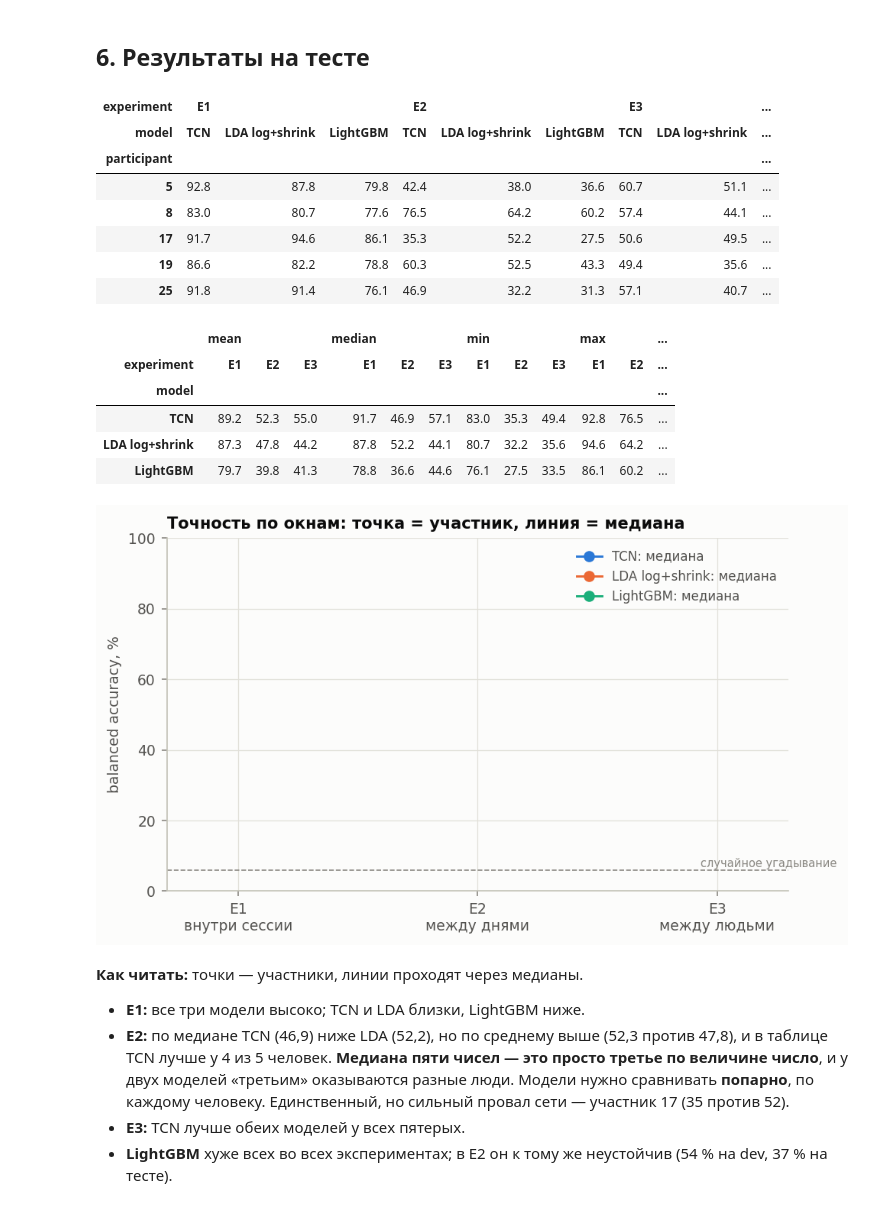
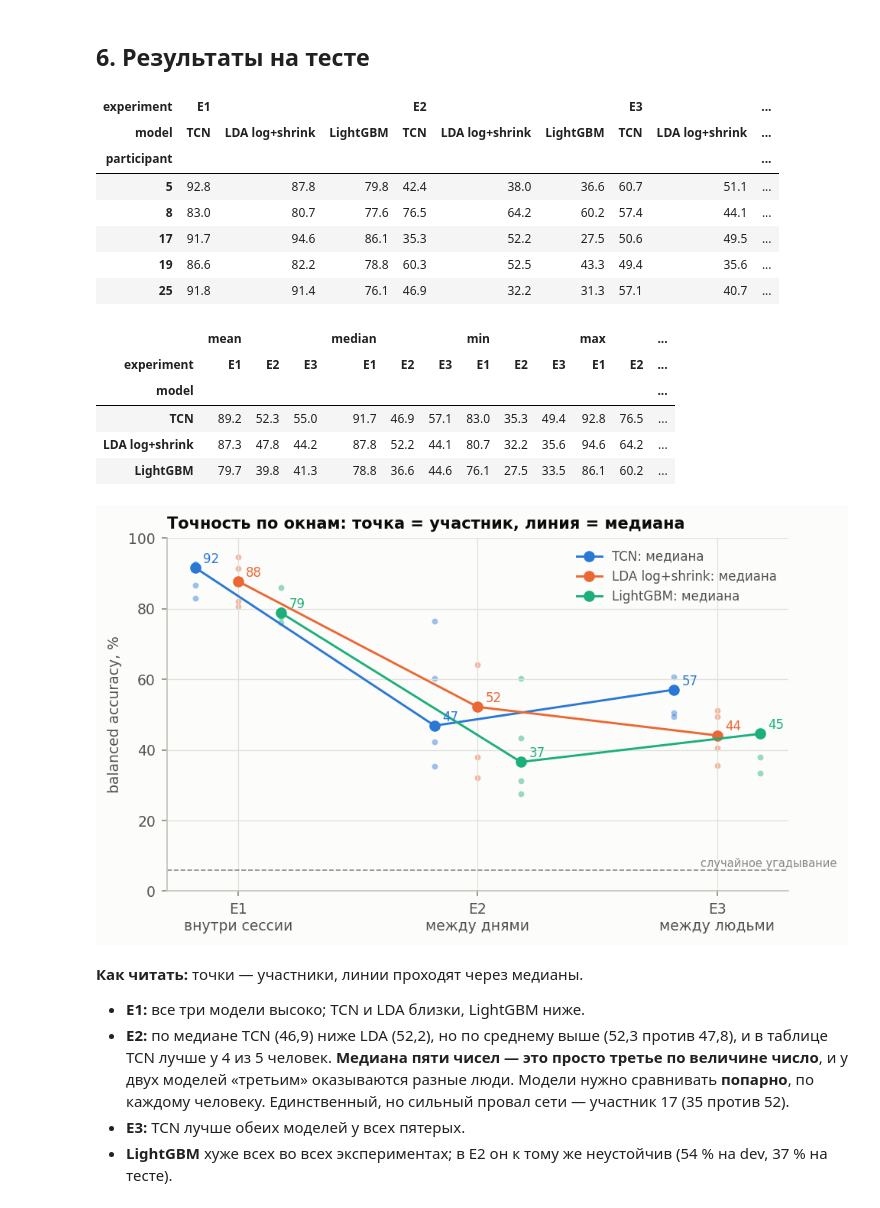
Before and after one commit to iliakabanov/EMG_Gestures, a Jupyter notebook: notebooks/04_tcn.ipynb, the cells around one changed output. Cells and saved outputs as stored; diff of their text form; code cells hidden in the pictures.

```diff
--- a/notebooks/04_tcn.ipynb
+++ b/notebooks/04_tcn.ipynb
@@ -259,35 +259,36 @@ E3: эпоха 36, сглаженная медиана 45.6 %
 # %%
 names = {"tcn": "TCN", "lda_log_shrink": "LDA log+shrink", "lgbm": "LightGBM"}
 rows = []
 for e in ["e1", "e2", "e3"]:
     for f in [f"tcn_test_{e}", f"baseline_test_{e}"]:
         rows += load(f)["per_participant"]
 test = pd.DataFrame(rows)
 test["bal_acc"] *= 100
 test["model"] = pd.Categorical(test.model.map(names), categories=list(names.values()), ordered=True)
 test = test.sort_values("model")
 
 display(test.pivot_table(index="participant", columns=["experiment", "model"], values="bal_acc",
                          observed=True).round(1))
 display(test.groupby(["model", "experiment"], observed=True).bal_acc.agg(["mean", "median", "min", "max"])
         .round(1).unstack("experiment"))
-display(Image(evaluate.plot_e1_e4(test.assign(model=test.model.astype(str)), "test_all", stage="04")))
+display(Image(evaluate.plot_e1_e4(test.assign(model=test.model.astype(str), bal_acc=test.bal_acc / 100),  # the plot takes fractions
+                                    "test_all", stage="04")))
 # %% [output]
 | experiment | E1 |  |  | E2 |  |  | E3 |  | ... |
 | model | TCN | LDA log+shrink | LightGBM | TCN | LDA log+shrink | LightGBM | TCN | LDA log+shrink | ... |
 | participant |  |  |  |  |  |  |  |  | ... |
 | 5 | 92.8 | 87.8 | 79.8 | 42.4 | 38.0 | 36.6 | 60.7 | 51.1 | ... |
 | 8 | 83.0 | 80.7 | 77.6 | 76.5 | 64.2 | 60.2 | 57.4 | 44.1 | ... |
 | 17 | 91.7 | 94.6 | 86.1 | 35.3 | 52.2 | 27.5 | 50.6 | 49.5 | ... |
 | 19 | 86.6 | 82.2 | 78.8 | 60.3 | 52.5 | 43.3 | 49.4 | 35.6 | ... |
 | 25 | 91.8 | 91.4 | 76.1 | 46.9 | 32.2 | 31.3 | 57.1 | 40.7 | ... |
 |  | mean |  |  | median |  |  | min |  |  | max |  | ... |
 | experiment | E1 | E2 | E3 | E1 | E2 | E3 | E1 | E2 | E3 | E1 | E2 | ... |
 | model |  |  |  |  |  |  |  |  |  |  |  | ... |
 | TCN | 89.2 | 52.3 | 55.0 | 91.7 | 46.9 | 57.1 | 83.0 | 35.3 | 49.4 | 92.8 | 76.5 | ... |
 | LDA log+shrink | 87.3 | 47.8 | 44.2 | 87.8 | 52.2 | 44.1 | 80.7 | 32.2 | 35.6 | 94.6 | 64.2 | ... |
 | LightGBM | 79.7 | 39.8 | 41.3 | 78.8 | 36.6 | 44.6 | 76.1 | 27.5 | 33.5 | 86.1 | 60.2 | ... |
-[figure, old version]
+[figure, new version]
 # %% [markdown]
 **Как читать:** точки — участники, линии проходят через медианы.
 - **E1:** все три модели высоко; TCN и LDA близки, LightGBM ниже.
```
Also changed, not shown: parts of 2 cells of this notebook, 10 other files.
